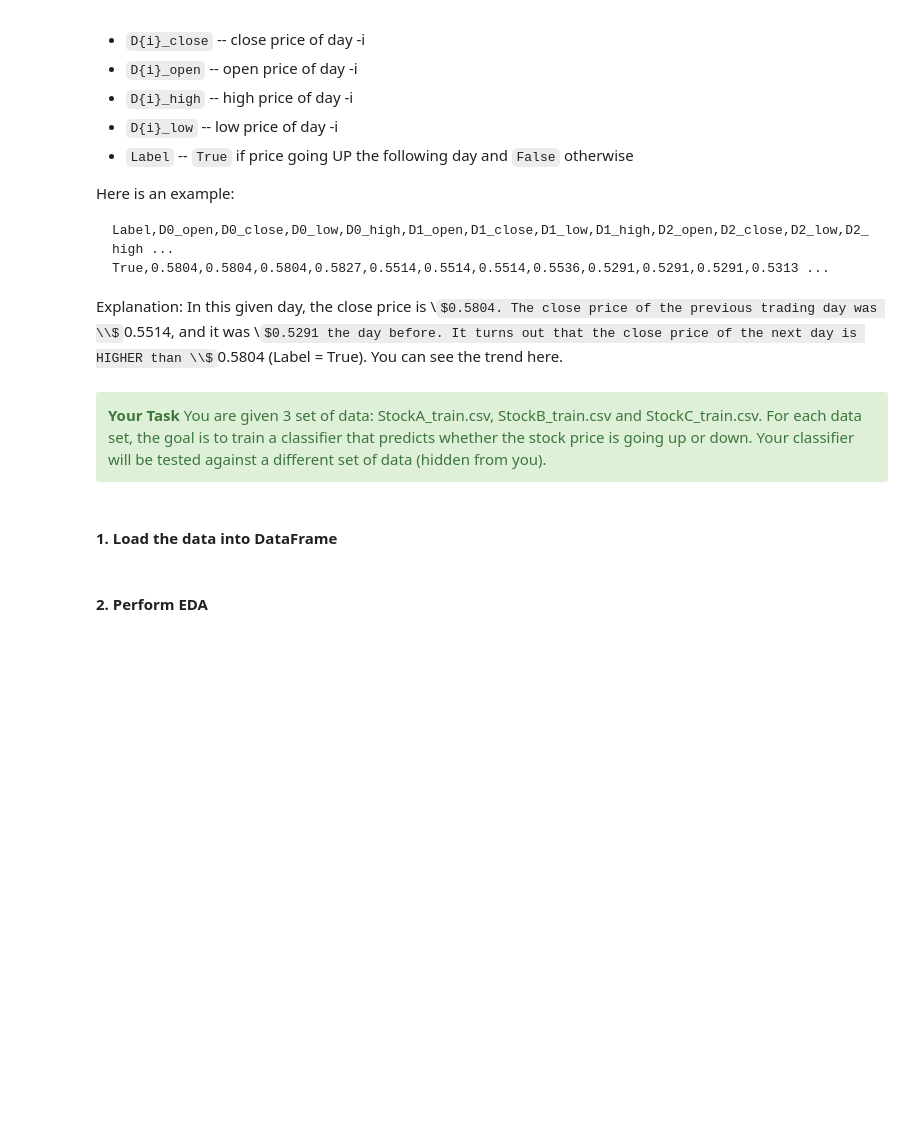
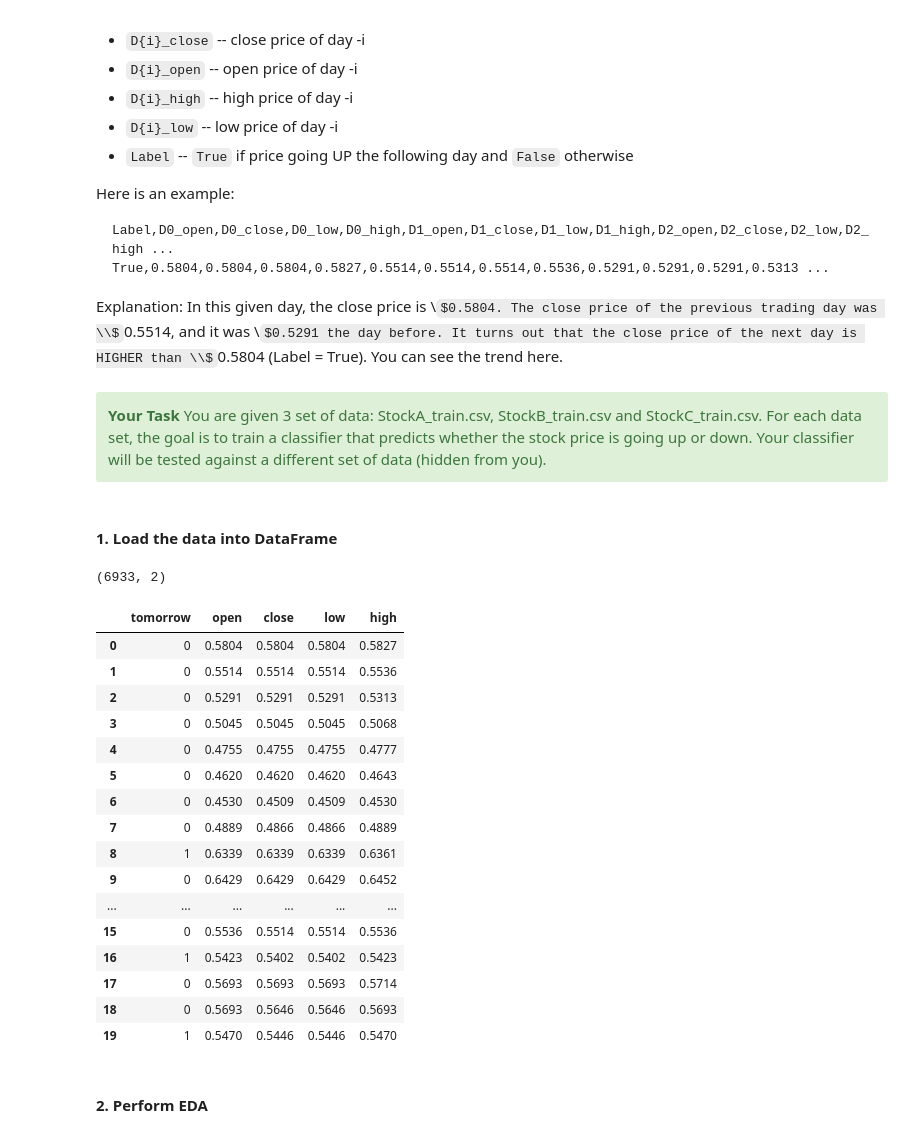
Before and after one commit to natthawit-jan/project2_datam, a Jupyter notebook: Project2B-Stock-market-prediction.ipynb, the cells around one changed output. Drawn from its saved outputs; the diff is of its cells as text; code cells hidden in the pictures; some formulas as TeX source; blank space fills up the shorter version.

Commit message:
final version adding test case from aj

```diff
--- a/Project2B-Stock-market-prediction.ipynb
+++ b/Project2B-Stock-market-prediction.ipynb
@@ -56,6 +56,54 @@ You are given 3 set of data: StockA_train.csv, StockB_train.csv and StockC_train
 stockA = pd.read_csv("stockA_train.csv")
 stockB = pd.read_csv("stockB_train.csv")
 stockC = pd.read_csv("stockC_train.csv")
+
+
+stockA_test = pd.read_csv("StockA_test.csv")
+stockB_test = pd.read_csv("StockB_test.csv")
+stockC_test = pd.read_csv("StockC_test.csv")
+
+
+def only_get_test(stock):
+    def fix_lable(df):
+        for i in range(8):
+            if (df.iloc[i+1]['close'] >= df.iloc[i]['close']):
+                df.at[i, 'tomorrow']  = "True"
+            else:
+                df.at[i, 'tomorrow']  = "False"
+
+
+
+    def by_day_stock(df):
+        #We need the full first row
+        d = ['tomorrow', 'open', 'close', 'low', 'high']
+        new_df = pd.DataFrame(columns=d)
+        first_row = df.iloc[0]
+
+        for i in range(8):
+            data = ["True"] + [first_row[x] for x in range(4*i+1,4*i+1+4)]
+    #         print(data)
+            new_df.loc[i] = data
+        # The rest of it appends only D0
+        df = df.drop(0)
+        selected_D0 = df[['Label', 'D0_open', 'D0_close','D0_low', 'D0_high']]
+        selected_D0.columns = d
+        new_df = new_df.append(selected_D0, sort=False, ignore_index=True)
+        new_df.reindex()
+        return new_df
+
+    new_df= by_day_stock(stock)
+    # Fixing label in the prediction
+    fix_lable(new_df)
+    # change false to 0 true to 1
+
+    new_df['tomorrow'] = new_df['tomorrow'].apply(lambda row: 1 if row == True else 0)
+    #We need only close and open
+    data = new_df[['close', 'open']]
+    target = new_df['tomorrow']
+
+
+    return data, target
+
 
 def split_funtion(stock):
     def fix_lable(df):
@@ -80,32 +128,61 @@ def split_funtion(stock):
         selected_D0 = df[['Label', 'D0_open', 'D0_close','D0_low', 'D0_high']]
         selected_D0.columns = d
         new_df = new_df.append(selected_D0, sort=False, ignore_index=True)
         new_df.reindex()
         return new_df
 
     new_df= by_day_stock(stock)
     # Fixing label in the prediction
     fix_lable(new_df)
     # change false to 0 true to 1
     new_df['tomorrow'] = new_df['tomorrow'].apply(lambda row: 1 if row == True else 0)
     #We need only close and open
     data = new_df[['close', 'open']]
     target = new_df['tomorrow']
     data, target = shuffle(data, target) # shuffle dataset (which is ordered!)
     #split
     (train_data, test_data, train_target, test_target) = train_test_split(data,
                                                                       target,
                                                                       test_size = 0.2,
                                                                       random_state = 0
                                                                      )
 
 
     return (new_df, train_data, train_target, test_data, test_target)
 
 
 
 (A_raw, A_train_data, A_train_target, A_test_data, A_test_target)  = split_funtion(stockA)
 (B_raw, B_train_data, B_train_target,B_test_data, B_test_target) = split_funtion(stockB)
 (C_raw, C_train_data, C_train_target,C_test_data, C_test_target) = split_funtion(stockC)
+
+
+
+# 0 means that tomorrow's close price goes higher
+
+
+A_data, A_target = only_get_test(stockA_test)
+B_data, B_target = only_get_test(stockB_test)
+C_data, c_target = only_get_test(stockC_test)
+A_raw.head(20)
+# %% [output]
+(6933, 2)
+|  | tomorrow | open | close | low | high |
+| 0 | 0 | 0.5804 | 0.5804 | 0.5804 | 0.5827 |
+| 1 | 0 | 0.5514 | 0.5514 | 0.5514 | 0.5536 |
+| 2 | 0 | 0.5291 | 0.5291 | 0.5291 | 0.5313 |
+| 3 | 0 | 0.5045 | 0.5045 | 0.5045 | 0.5068 |
+| 4 | 0 | 0.4755 | 0.4755 | 0.4755 | 0.4777 |
+| 5 | 0 | 0.4620 | 0.4620 | 0.4620 | 0.4643 |
+| 6 | 0 | 0.4530 | 0.4509 | 0.4509 | 0.4530 |
+| 7 | 0 | 0.4889 | 0.4866 | 0.4866 | 0.4889 |
+| 8 | 1 | 0.6339 | 0.6339 | 0.6339 | 0.6361 |
+| 9 | 0 | 0.6429 | 0.6429 | 0.6429 | 0.6452 |
+| ... | ... | ... | ... | ... | ... |
+| 15 | 0 | 0.5536 | 0.5514 | 0.5514 | 0.5536 |
+| 16 | 1 | 0.5423 | 0.5402 | 0.5402 | 0.5423 |
+| 17 | 0 | 0.5693 | 0.5693 | 0.5693 | 0.5714 |
+| 18 | 0 | 0.5693 | 0.5646 | 0.5646 | 0.5693 |
+| 19 | 1 | 0.5470 | 0.5446 | 0.5446 | 0.5470 |
 # %% [markdown]
 #### 2. Perform EDA
```
Also changed, not shown: parts of 18 cells of this notebook.
